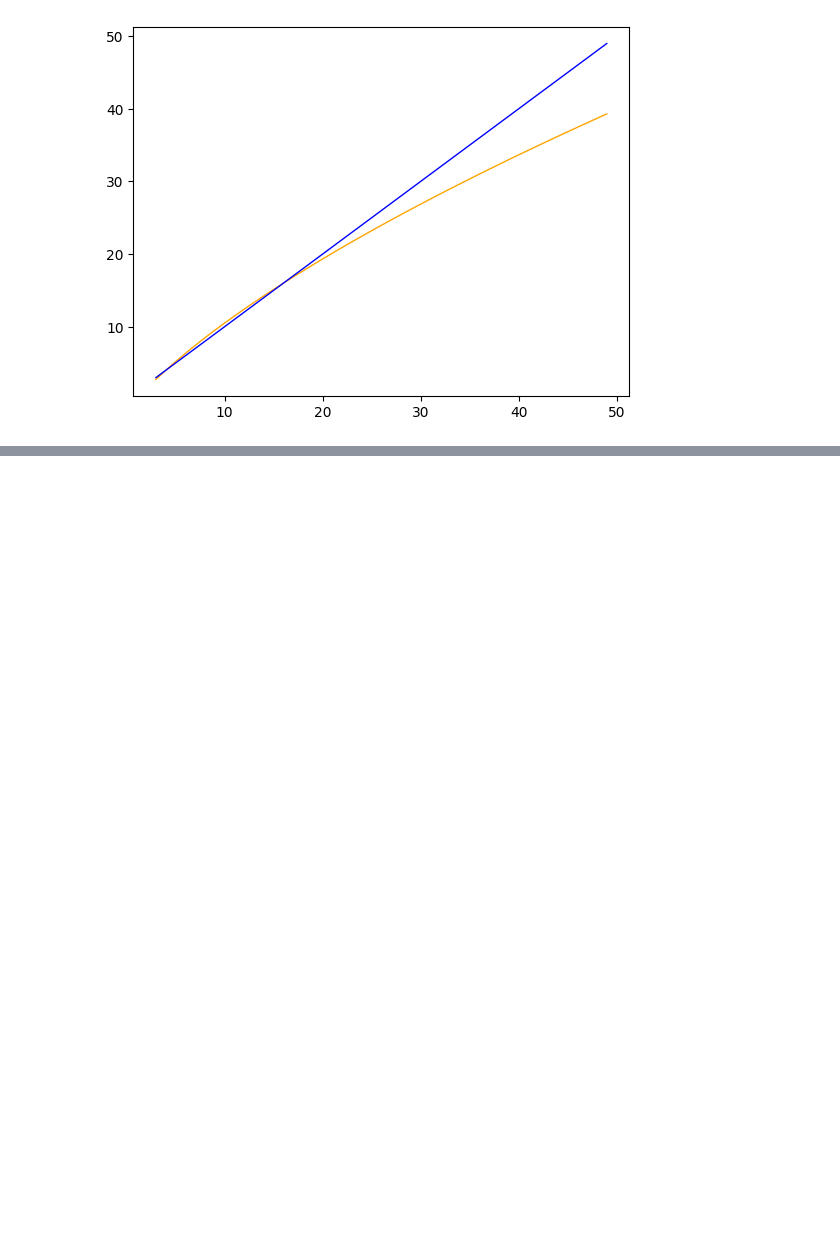
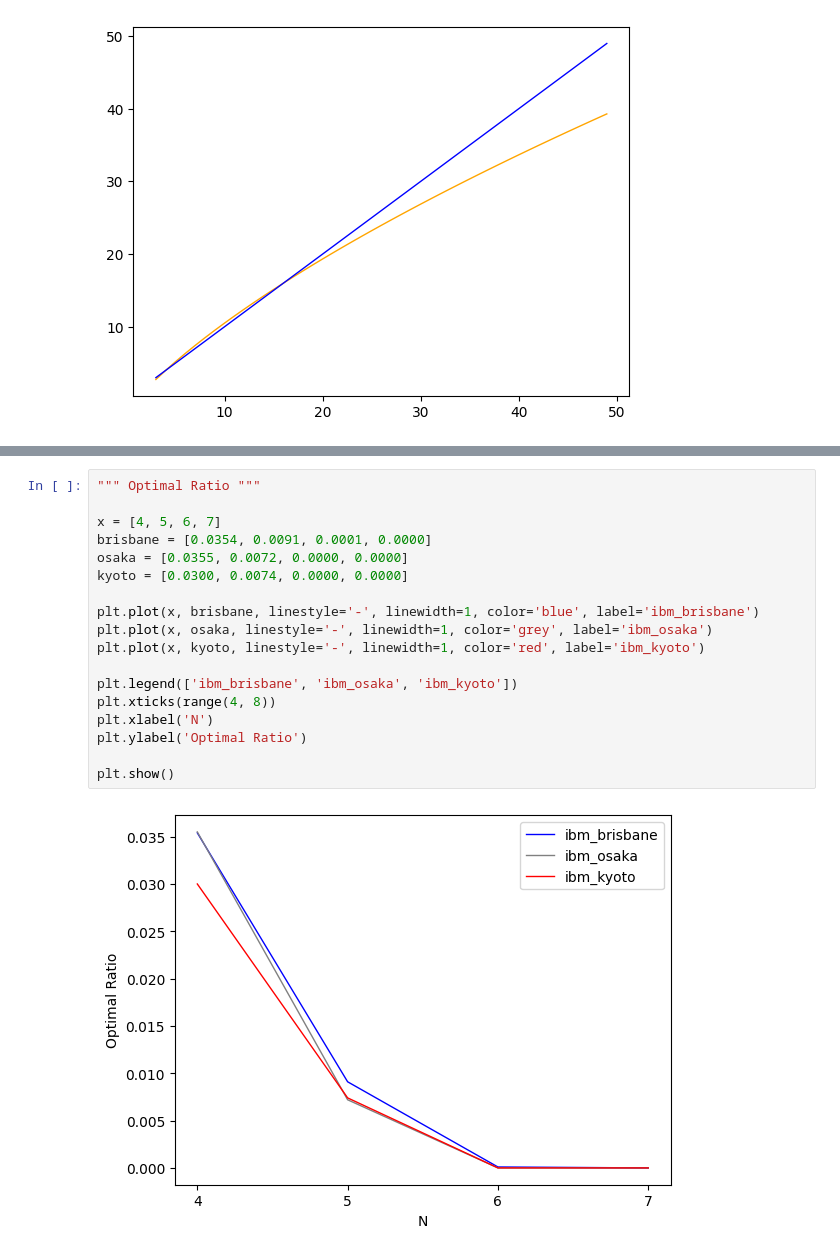
Before and after one commit to ragesi/TSP-Solution, a Jupyter notebook: demo/experiment-figure.ipynb, the cells around one changed output, grey strips where cells are left out. Saved outputs shown, nothing was run; the diff lists cells and outputs as text; blank space fills up the shorter version.

```diff
--- a/demo/experiment-figure.ipynb
+++ b/demo/experiment-figure.ipynb
@@ -222,0 +239,20 @@ for i in range(len(y)):
+# %%
+""" Optimal Ratio """
+
+x = [4, 5, 6, 7]
+brisbane = [0.0354, 0.0091, 0.0001, 0.0000]
+osaka = [0.0355, 0.0072, 0.0000, 0.0000]
+kyoto = [0.0300, 0.0074, 0.0000, 0.0000]
+
+plt.plot(x, brisbane, linestyle='-', linewidth=1, color='blue', label='ibm_brisbane')
+plt.plot(x, osaka, linestyle='-', linewidth=1, color='grey', label='ibm_osaka')
+plt.plot(x, kyoto, linestyle='-', linewidth=1, color='red', label='ibm_kyoto')
+
+plt.legend(['ibm_brisbane', 'ibm_osaka', 'ibm_kyoto'])
+plt.xticks(range(4, 8))
+plt.xlabel('N')
+plt.ylabel('Optimal Ratio')
+
+plt.show()
+# %% [output]
+[figure, added]
```
Also changed, not shown: parts of 4 cells of this notebook, 10 other files.
